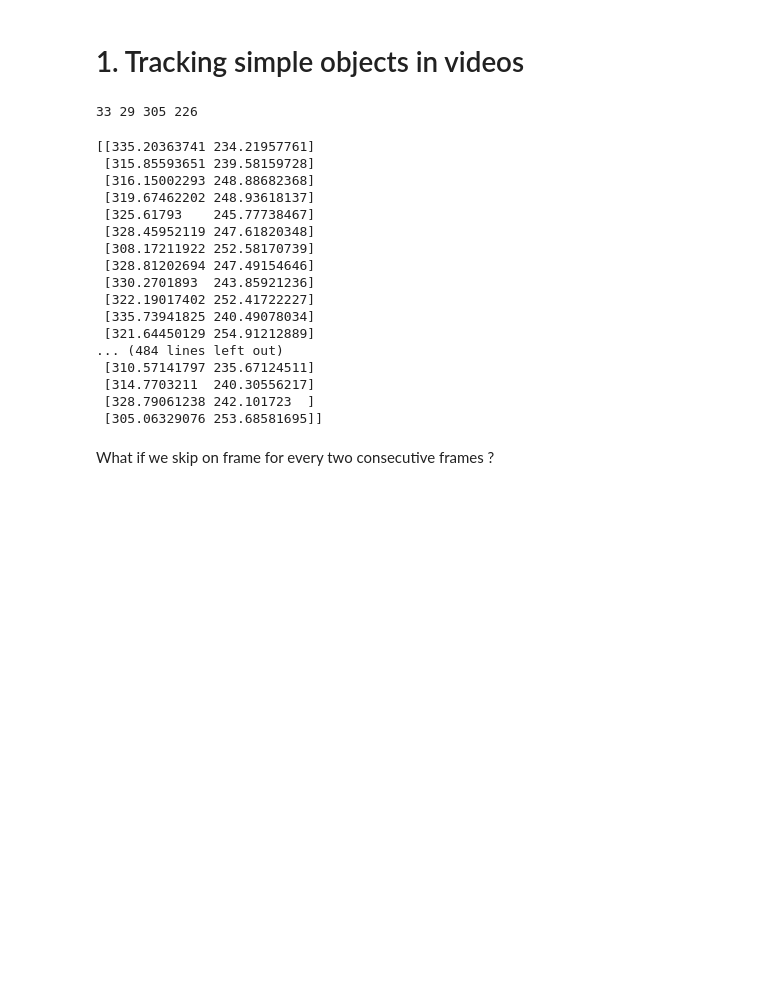
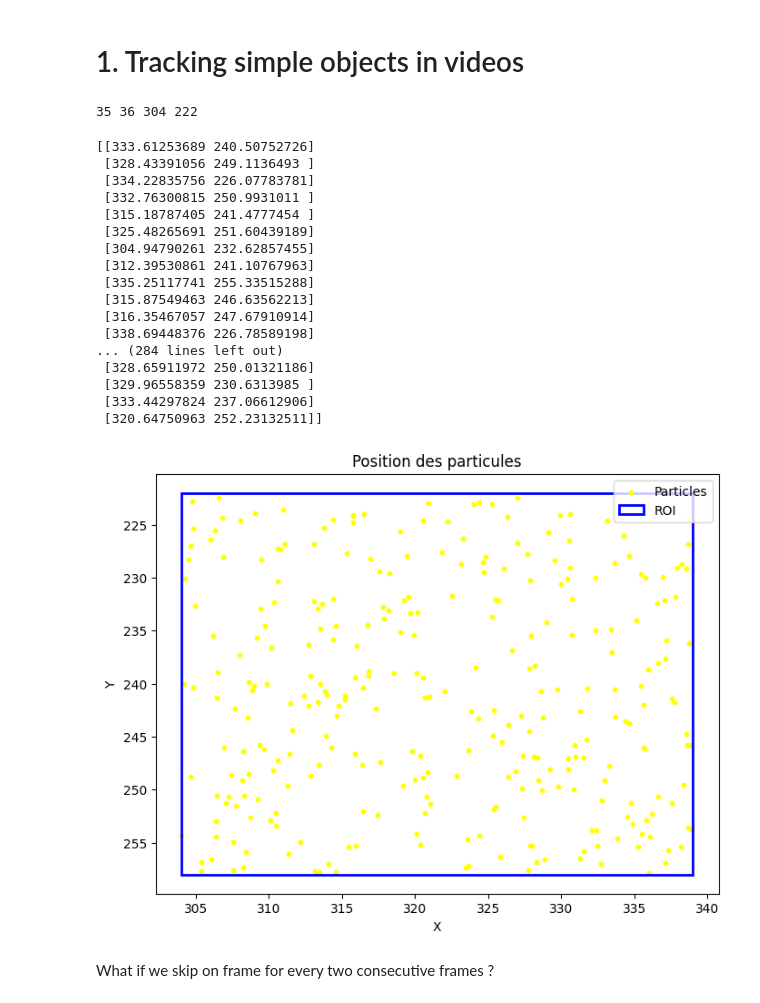
Before and after one commit to RealXonatic/Image-Video-Processing, a Jupyter notebook: Object Tracking.ipynb, the cells around one changed output. Saved outputs shown, nothing was run; the diff lists cells and outputs as text; code cells hidden in the pictures; blank space fills up the shorter version.

```diff
--- a/Object Tracking.ipynb
+++ b/Object Tracking.ipynb
@@ -6,9 +6,9 @@ import numpy as np
 import matplotlib.pyplot as plt
 # %%
 video_path = 'video sequences/synthetic/escrime-4-3.avi'  # Chemin vers la vidéo
-N = 500  # Nombre de particules
-sigma = np.diag([40, 40])  # Bruit gaussien pour la prédiction (modèle de transition)
-lambda_likelihood = 1  # Paramètre \lambda pour le calcul de la vraisemblance
+N = 300  # Nombre de particules
+sigma = np.diag([50, 50])  # Bruit gaussien pour la prédiction (modèle de transition)
+lambda_likelihood = 3  # Paramètre \lambda pour le calcul de la vraisemblance
 hist_bins = 256  # Nombre de bins pour l'histogramme de couleurs
 # %%
 cap = cv2.VideoCapture(video_path)
@@ -20,7 +20,7 @@ else:
     # Sélectionner la zone à suivre manuellement
     roi = cv2.selectROI(frame)
     x, y, w, h = roi
-    cv2.destroyWindow("ROI Selector")
+    cv2.destroyAllWindows()
 # %%
 def calc_histogram(image, roi):
     x, y, w, h = roi
@@ -34,32 +34,49 @@ roi_hist = calc_histogram(frame, roi)
 
 print(w,h,x,y)
 # %% [output]
-33 29 305 226
+35 36 304 222
 # %%
 particles = np.column_stack((
     np.random.uniform(x, x + w, N),
     np.random.uniform(y, y + h, N)
 ))
 weights = np.ones(N) / N  # Poids initiaux uniformes
 print(particles)
+import matplotlib.pyplot as plt
+
+# Affichage des particules avec Matplotlib
+def plot_particles(particles, x, y, w, h):
+    plt.figure(figsize=(8, 6))
+    plt.scatter(particles[:, 0], particles[:, 1], color='yellow', s=10, label="Particles")
+    plt.gca().add_patch(plt.Rectangle((x, y), w, h, edgecolor='blue', facecolor='none', linewidth=2, label="ROI"))
+    plt.xlabel("X")
+    plt.ylabel("Y")
+    plt.title("Position des particules")
+    plt.legend()
+    plt.gca().invert_yaxis()  # Inverser l'axe Y pour correspondre aux coordonnées de l'image
+    plt.show()
+
+# Exemple d'utilisation pour afficher les particules
+plot_particles(particles, x, y, w, h)
 # %% [output]
-[[335.20363741 234.21957761]
- [315.85593651 239.58159728]
- [316.15002293 248.88682368]
- [319.67462202 248.93618137]
- [325.61793    245.77738467]
- [328.45952119 247.61820348]
- [308.17211922 252.58170739]
- [328.81202694 247.49154646]
- [330.2701893  243.85921236]
- [322.19017402 252.41722227]
- [335.73941825 240.49078034]
- [321.64450129 254.91212889]
-... (484 lines left out)
- [310.57141797 235.67124511]
- [314.7703211  240.30556217]
- [328.79061238 242.101723  ]
- [305.06329076 253.68581695]]
+[[333.61253689 240.50752726]
+ [328.43391056 249.1136493 ]
+ [334.22835756 226.07783781]
+ [332.76300815 250.9931011 ]
+ [315.18787405 241.4777454 ]
+ [325.48265691 251.60439189]
+ [304.94790261 232.62857455]
+ [312.39530861 241.10767963]
+ [335.25117741 255.33515288]
+ [315.87549463 246.63562213]
+ [316.35467057 247.67910914]
+ [338.69448376 226.78589198]
+... (284 lines left out)
+ [328.65911972 250.01321186]
+ [329.96558359 230.6313985 ]
+ [333.44297824 237.06612906]
+ [320.64750963 252.23132511]]
+[figure, added]
 # %%
 def predict(particles, sigma):
     noise = np.random.multivariate_normal([0, 0], sigma, N)
```
Also changed, not shown: parts of 4 cells of this notebook.
